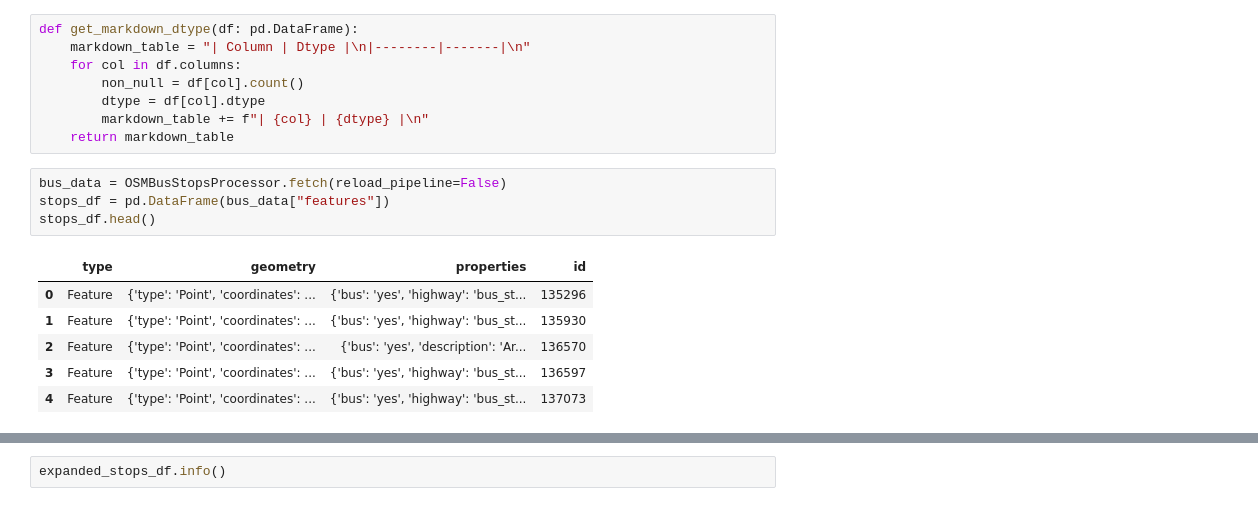
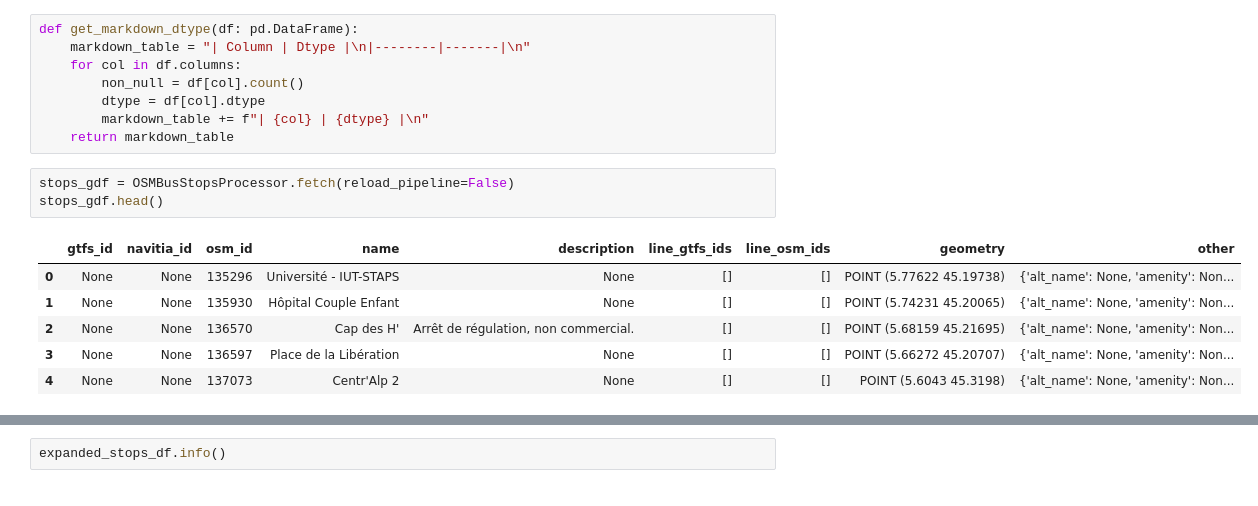
Before and after one commit to data-for-good-grenoble/mobilite_durable, a Jupyter notebook: src/notebooks/2025-09-13_NicolasGrosjean_OSM.ipynb, the cells around one changed output, grey strips where cells are left out. Cells and saved outputs as stored; diff of their text form.

```diff
--- a/src/notebooks/2025-09-13_NicolasGrosjean_OSM.ipynb
+++ b/src/notebooks/2025-09-13_NicolasGrosjean_OSM.ipynb
@@ -28,13 +28,12 @@ def get_markdown_dtype(df: pd.DataFrame):
         markdown_table += f"| {col} | {dtype} |\n"
     return markdown_table
 # %%
-bus_data = OSMBusStopsProcessor.fetch(reload_pipeline=False)
-stops_df = pd.DataFrame(bus_data["features"])
-stops_df.head()
+stops_gdf = OSMBusStopsProcessor.fetch(reload_pipeline=False)
+stops_gdf.head()
 # %% [output]
-|  | type | geometry | properties | id |
-| 0 | Feature | {'type': 'Point', 'coordinates': ... | {'bus': 'yes', 'highway': 'bus_st... | 135296 |
-| 1 | Feature | {'type': 'Point', 'coordinates': ... | {'bus': 'yes', 'highway': 'bus_st... | 135930 |
-| 2 | Feature | {'type': 'Point', 'coordinates': ... | {'bus': 'yes', 'description': 'Ar... | 136570 |
-| 3 | Feature | {'type': 'Point', 'coordinates': ... | {'bus': 'yes', 'highway': 'bus_st... | 136597 |
-| 4 | Feature | {'type': 'Point', 'coordinates': ... | {'bus': 'yes', 'highway': 'bus_st... | 137073 |
+|  | gtfs_id | navitia_id | osm_id | name | description | line_gtfs_ids | line_osm_ids | geometry | other |
+| 0 | None | None | 135296 | Université - IUT-STAPS | None | [] | [] | POINT (5.77622 45.19738) | {'alt_name': None, 'amenity': Non... |
+| 1 | None | None | 135930 | Hôpital Couple Enfant | None | [] | [] | POINT (5.74231 45.20065) | {'alt_name': None, 'amenity': Non... |
+| 2 | None | None | 136570 | Cap des H' | Arrêt de régulation, non commercial. | [] | [] | POINT (5.68159 45.21695) | {'alt_name': None, 'amenity': Non... |
+| 3 | None | None | 136597 | Place de la Libération | None | [] | [] | POINT (5.66272 45.20707) | {'alt_name': None, 'amenity': Non... |
+| 4 | None | None | 137073 | Centr'Alp 2 | None | [] | [] | POINT (5.6043 45.3198) | {'alt_name': None, 'amenity': Non... |
```
Also changed, not shown: parts of 4 cells of this notebook, 4 other files.
